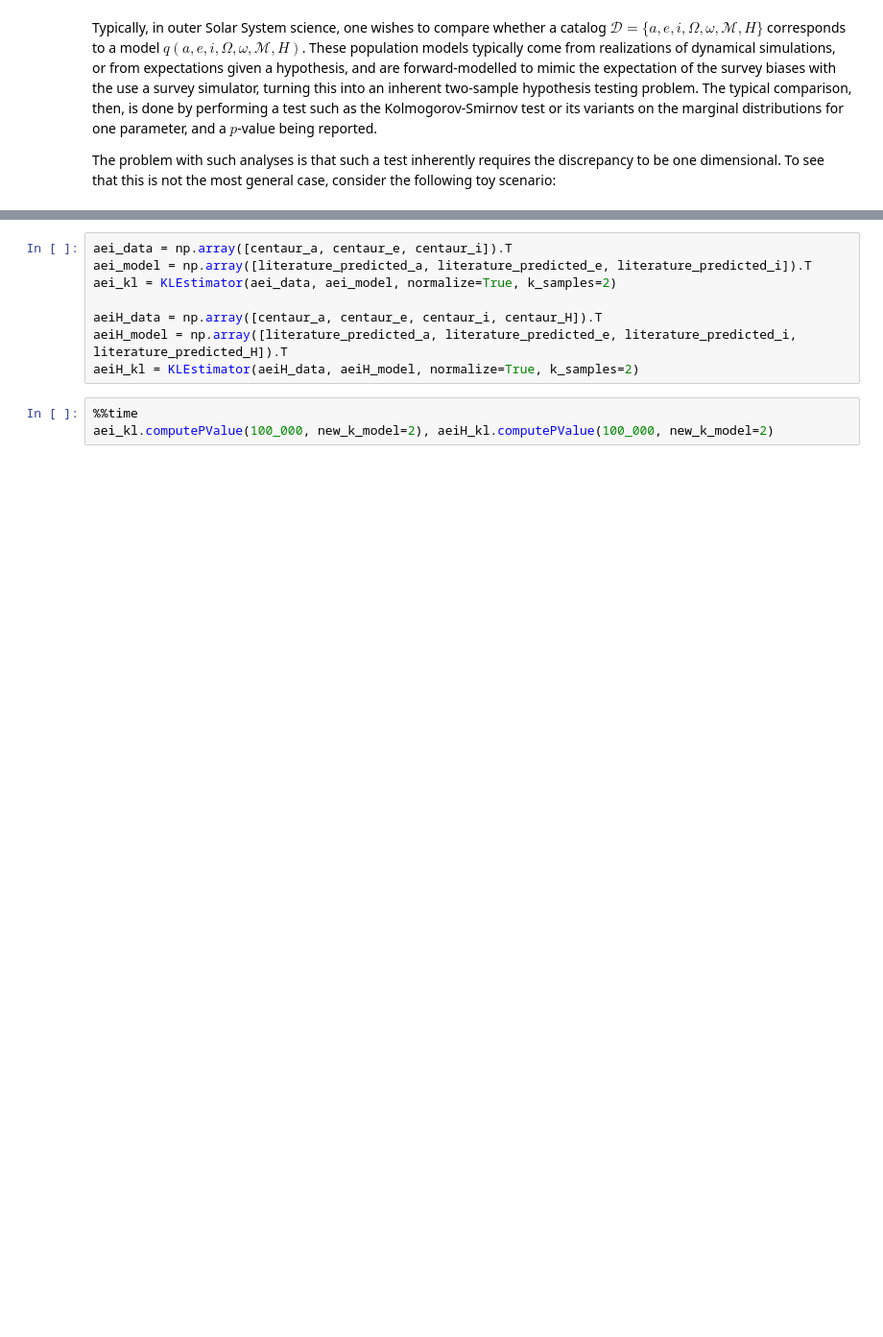
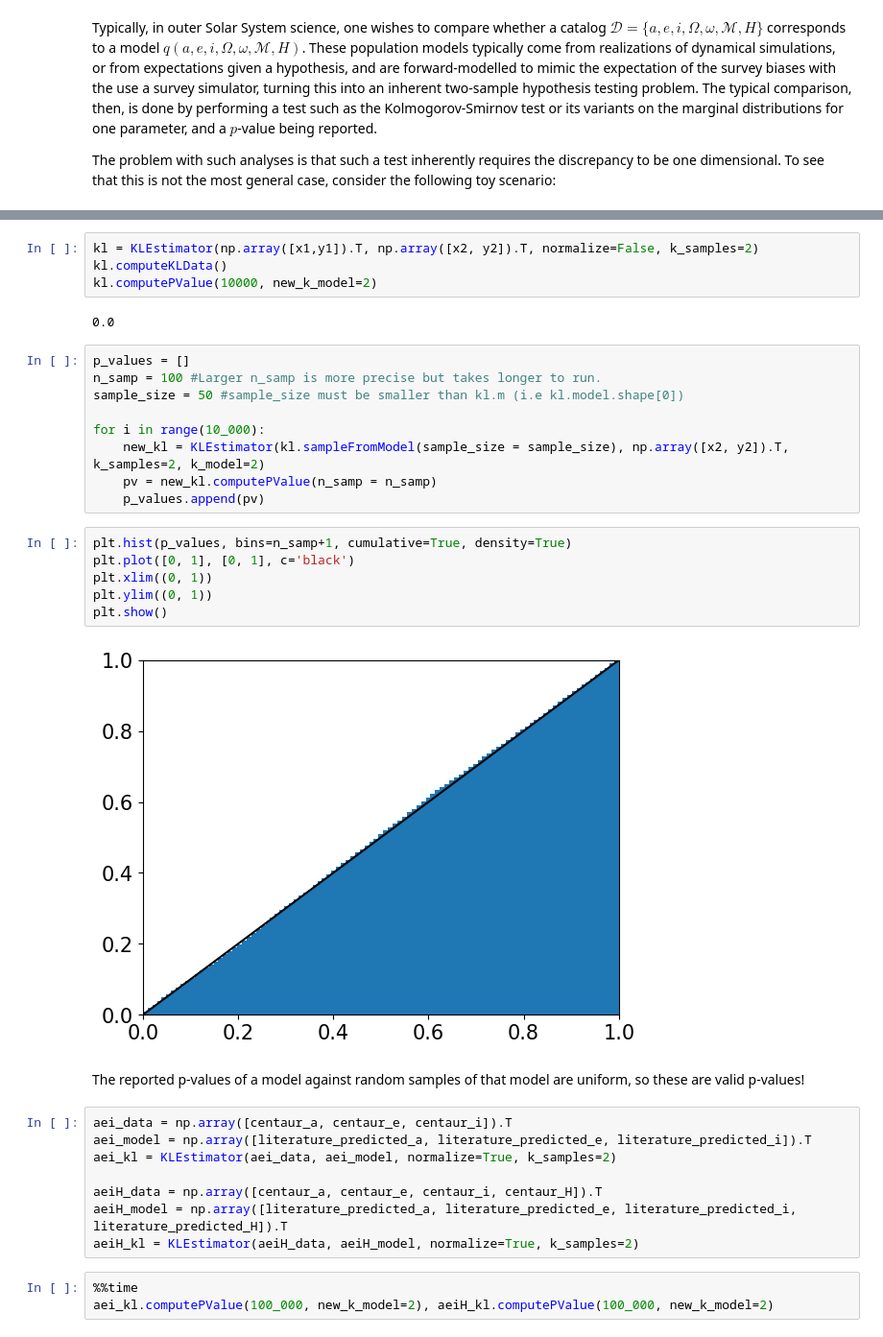
Before and after one commit to Gerenjie/Survey-Debiasing, a Jupyter notebook: Bias Application and Multivariate Statistics.ipynb, the cells around one changed output, grey strips where cells are left out. Shown: that part at 96% size. Cells and saved outputs as stored; diff of their text form; blank space fills up the shorter version.

Commit message:
P-value test and conclusion

```diff
--- a/Bias Application and Multivariate Statistics.ipynb
+++ b/Bias Application and Multivariate Statistics.ipynb
@@ -310,3 +347,28 @@ See: https://matplotlib.org/stable/tutorials/intermediate/legend_guide.html#impl
+# %%
+kl = KLEstimator(np.array([x1,y1]).T, np.array([x2, y2]).T, normalize=False, k_samples=2)
+kl.computeKLData()
+kl.computePValue(10000, new_k_model=2)
+# %% [output]
+0.0
+# %%
+p_values = []
+n_samp = 100 #Larger n_samp is more precise but takes longer to run.
+sample_size = 50 #sample_size must be smaller than kl.m (i.e kl.model.shape[0])
+
+for i in range(10_000):
+    new_kl = KLEstimator(kl.sampleFromModel(sample_size = sample_size), np.array([x2, y2]).T, k_samples=2, k_model=2)
+    pv = new_kl.computePValue(n_samp = n_samp)
+    p_values.append(pv)
+# %%
+plt.hist(p_values, bins=n_samp+1, cumulative=True, density=True)
+plt.plot([0, 1], [0, 1], c='black')
+plt.xlim((0, 1))
+plt.ylim((0, 1))
+plt.show()
+# %% [output]
+[figure, added]
+# %% [markdown]
+The reported p-values of a model against random samples of that model are uniform, so these are valid p-values!
 # %%
 aei_data = np.array([centaur_a, centaur_e, centaur_i]).T
 aei_model = np.array([literature_predicted_a, literature_predicted_e, literature_predicted_i]).T
```
Also changed, not shown: parts of 13 cells of this notebook.
